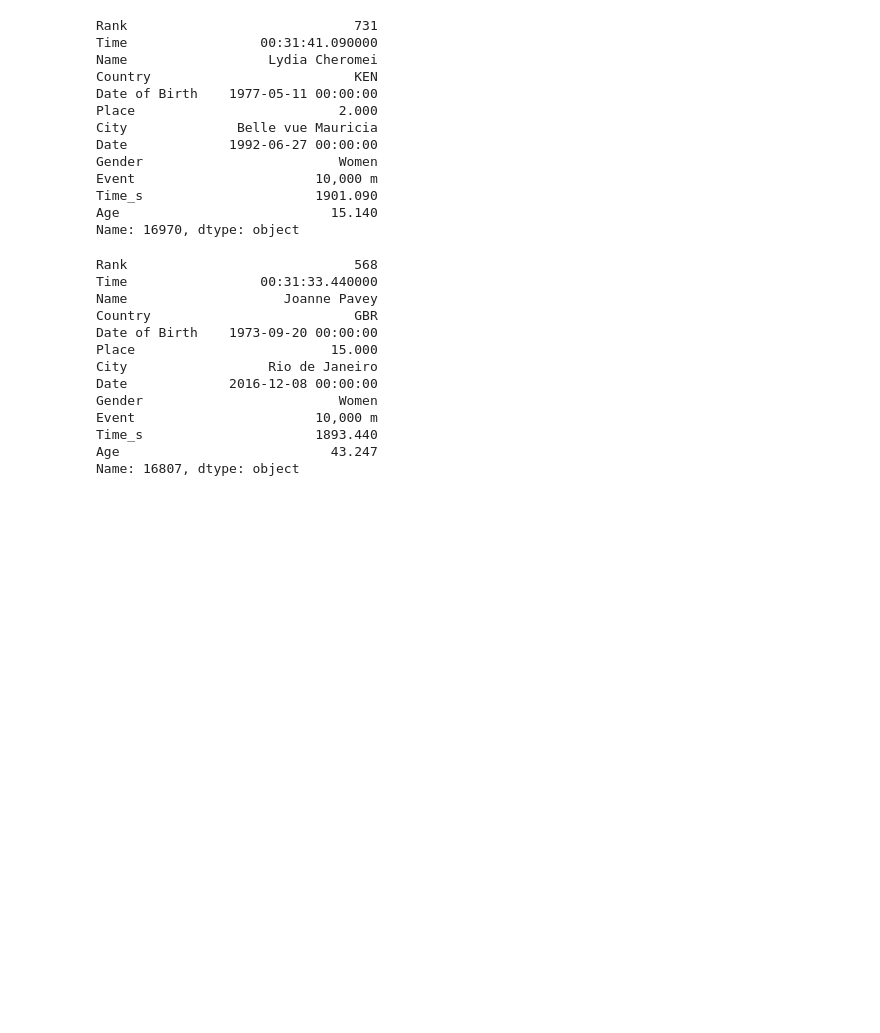
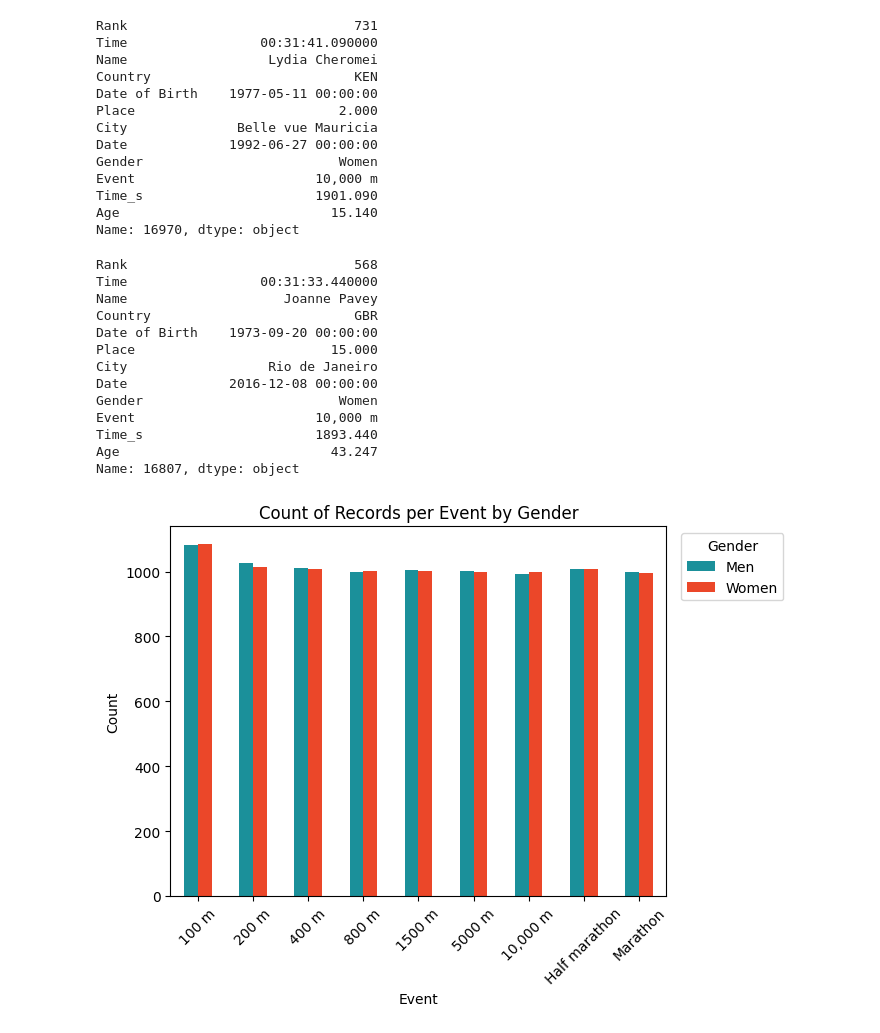
Before and after one commit to Uiblar/DataViz-HSLU, a Jupyter notebook: Python/clean_data.ipynb, the cells around one changed output. Drawn from its saved outputs; the diff is of its cells as text; code cells hidden in the pictures; blank space fills up the shorter version.

Commit message:
report, clean_data

```diff
--- a/Python/clean_data.ipynb
+++ b/Python/clean_data.ipynb
@@ -136,3 +136,43 @@ Name: 16807, dtype: object
 # %%
 # save the data
 df.to_csv('../Data/data_clean.csv', index=False, sep=';', encoding='utf-8', date_format='%Y-%m-%d')
+# %%
+import matplotlib.pyplot as plt
+import pandas as pd
+
+sorted_df = df.groupby(['Event', 'Gender']).size().reset_index(name='Count')
+
+# Custom order for the events
+event_order = ['100 m', '200 m', '400 m', '800 m', '1500 m',
+               '5000 m', '10,000 m', 'Half marathon', 'Marathon']
+
+# Sort the DataFrame by this custom order
+sorted_df['Event'] = pd.Categorical(
+    sorted_df['Event'], categories=event_order, ordered=True)
+sorted_df = sorted_df.sort_values('Event')
+
+# Pivot the DataFrame to have genders as separate columns
+pivoted_df = sorted_df.pivot(index='Event', columns='Gender', values='Count')
+
+# Creating the figure and axes
+fig, ax = plt.subplots()
+
+# Custom colors
+colors = ['#1b909a', '#eb4729'] # blue, orange -> man, woman
+
+# Plotting using the axes object with custom colors
+pivoted_df.plot(kind='bar', ax=ax, stacked=False, color=colors)
+
+# Setting titles and labels
+ax.set_title('Count of Records per Event by Gender')
+ax.set_xlabel('Event')
+ax.set_ylabel('Count')
+ax.set_xticklabels(pivoted_df.index, rotation=45)
+ax.legend(title='Gender')
+ax.legend(title='Gender', loc='upper right', bbox_to_anchor=(1.25, 1))
+
+
+# Display the plot
+plt.show()
+# %% [output]
+[figure, added]
```
Also changed, not shown: 2 other files.
